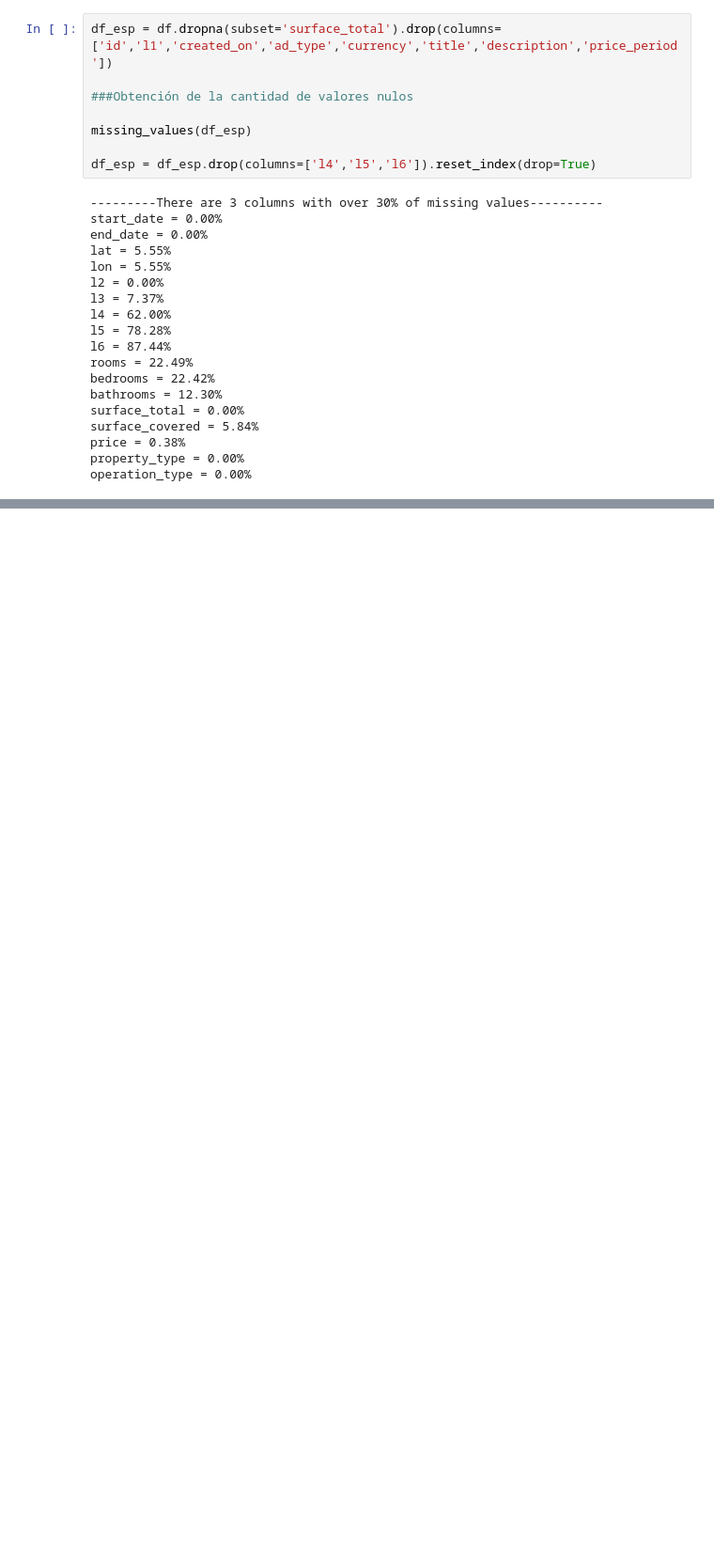
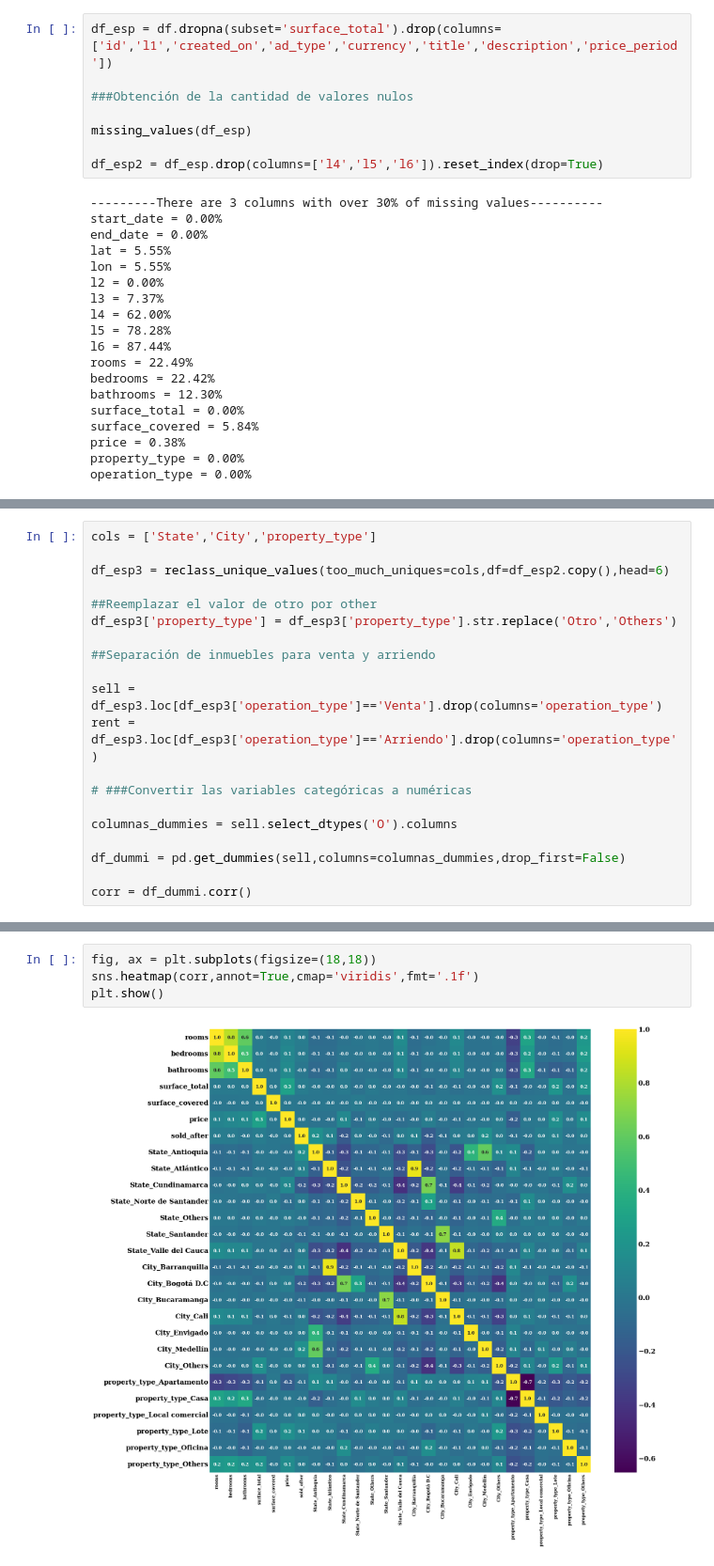
Before and after one commit to pablocarmona1527/Data_analyst, a Jupyter notebook: housing_eda.ipynb, the cells around one changed output, grey strips where cells are left out. Shown at 94% size. Saved outputs shown, nothing was run; the diff lists cells and outputs as text; blank space fills up the shorter version.

```diff
--- a/housing_eda.ipynb
+++ b/housing_eda.ipynb
@@ -277,7 +284,7 @@ df_esp = df.dropna(subset='surface_total').drop(columns=['id','l1','created_on',
 
 missing_values(df_esp)
 
-df_esp = df_esp.drop(columns=['l4','l5','l6']).reset_index(drop=True)
+df_esp2 = df_esp.drop(columns=['l4','l5','l6']).reset_index(drop=True)
 # %% [output]
 ---------There are 3 columns with over 30% of missing values----------
 start_date = 0.00%
@@ -369,0 +379,20 @@ Name: surface_total, Length: 41242, dtype: float64
+# %%
+cols = ['State','City','property_type']
+
+df_esp3 = reclass_unique_values(too_much_uniques=cols,df=df_esp2.copy(),head=6)
+
+##Reemplazar el valor de otro por other
+df_esp3['property_type'] = df_esp3['property_type'].str.replace('Otro','Others')
+
+##Separación de inmuebles para venta y arriendo
+
+sell = df_esp3.loc[df_esp3['operation_type']=='Venta'].drop(columns='operation_type')
+rent = df_esp3.loc[df_esp3['operation_type']=='Arriendo'].drop(columns='operation_type')
+
+# ###Convertir las variables categóricas a numéricas
+
+columnas_dummies = sell.select_dtypes('O').columns
+
+df_dummi = pd.get_dummies(sell,columns=columnas_dummies,drop_first=False)
+
+corr = df_dummi.corr()
@@ -369,0 +405,6 @@ Name: surface_total, Length: 41242, dtype: float64
+# %%
+fig, ax = plt.subplots(figsize=(18,18))
+sns.heatmap(corr,annot=True,cmap='viridis',fmt='.1f')
+plt.show()
+# %% [output]
+[figure, added]
```
Also changed, not shown: parts of 25 cells of this notebook.
